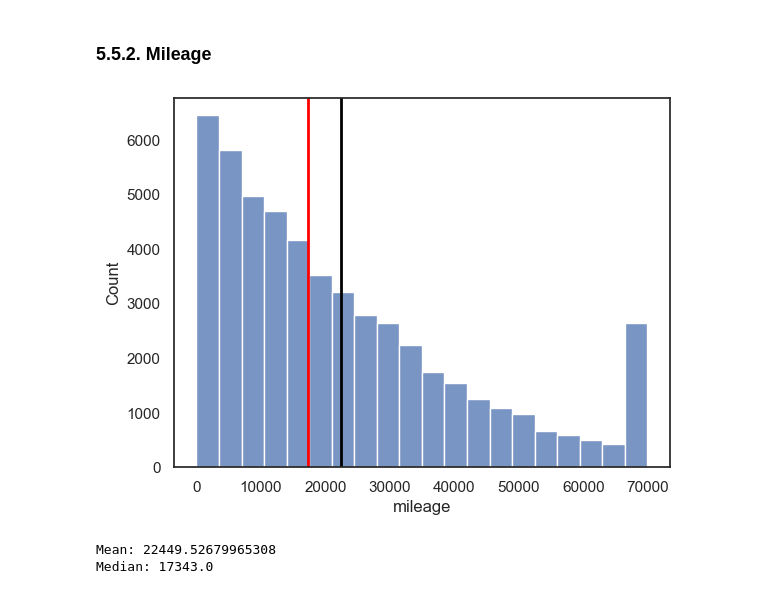
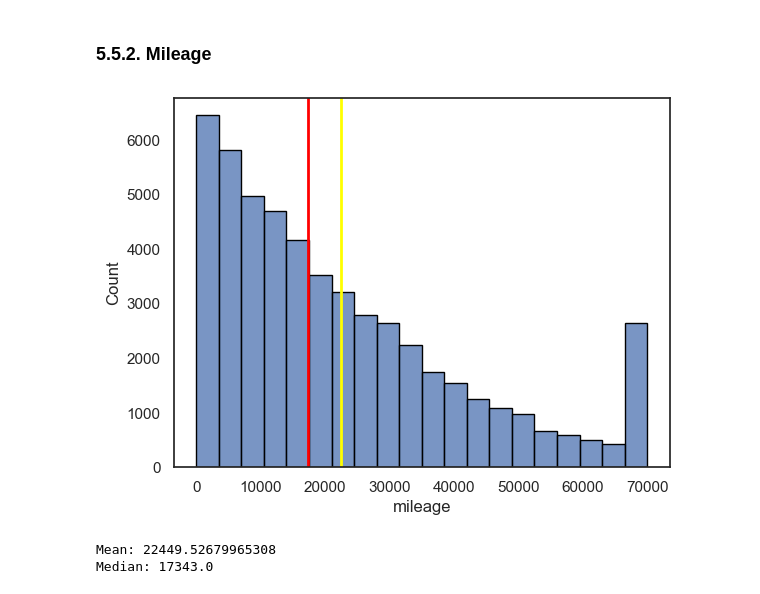
Before and after one commit to TheFriendlyTwin/Group14-Cars4You-Project, a Jupyter notebook: todo_28.10.ipynb, the cells around one changed output. Saved outputs shown, nothing was run; the diff lists cells and outputs as text; code cells hidden in the pictures.

```diff
--- a/todo_28.10.ipynb
+++ b/todo_28.10.ipynb
@@ -1173,14 +1174,14 @@ median_mileage = medians.mileage
 # %%
 fig, ax = plt.subplots()
 
-sns.histplot(mileage, bins=20)
+sns.histplot(mileage, bins=20, edgecolor='black')
 
-ax.axvline(mean_mileage, color='black', linewidth=2)
+ax.axvline(mean_mileage, color='yellow', linewidth=2)
 ax.axvline(median_mileage, color='red', linewidth=2)
 
 plt.show()
 # %% [output]
-[figure, old version]
+[figure, new version]
 # %%
 print(f'Mean: {mean_mileage} \nMedian: {median_mileage}')
 # %% [output]
```
Also changed, not shown: parts of 29 cells of this notebook.
